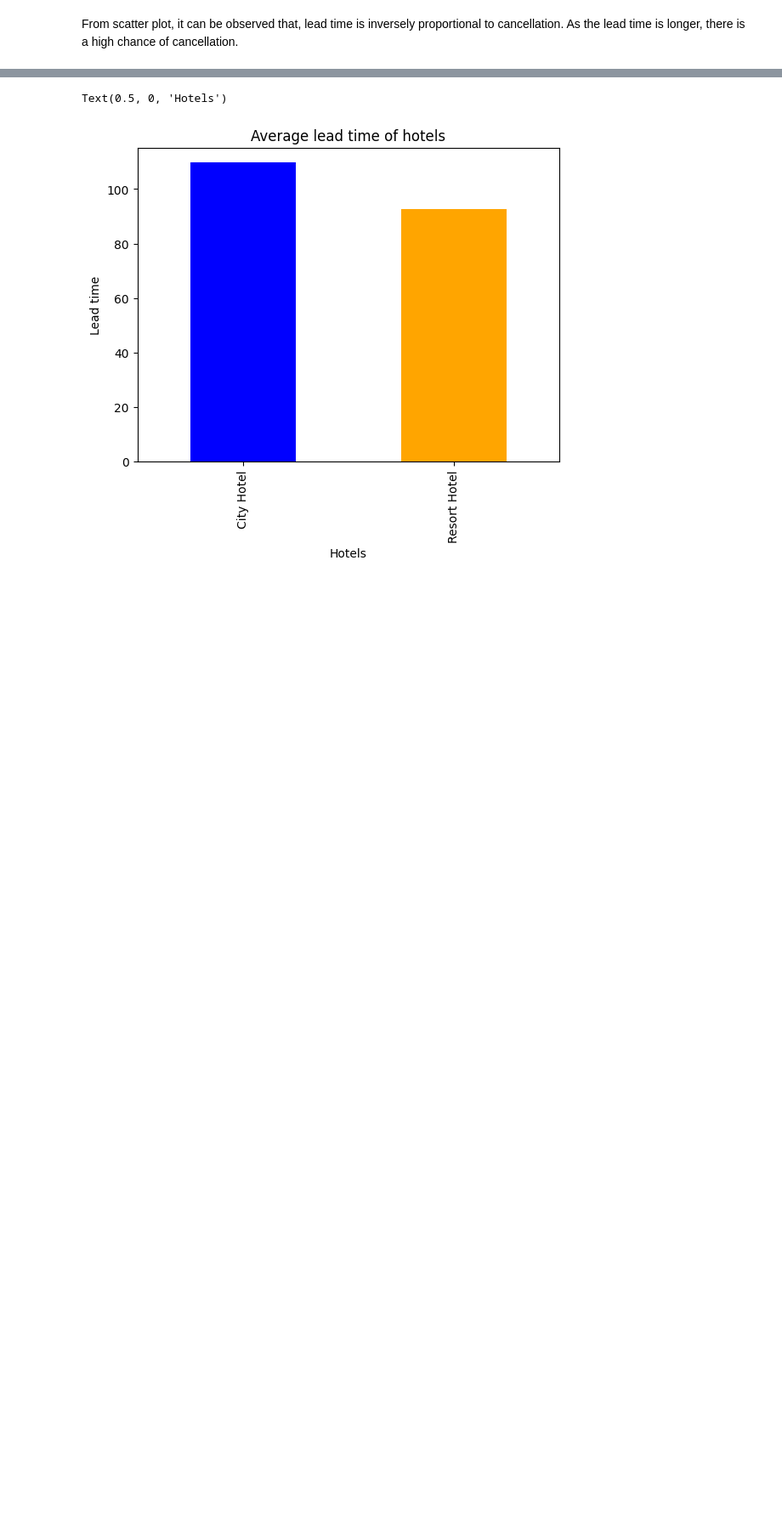
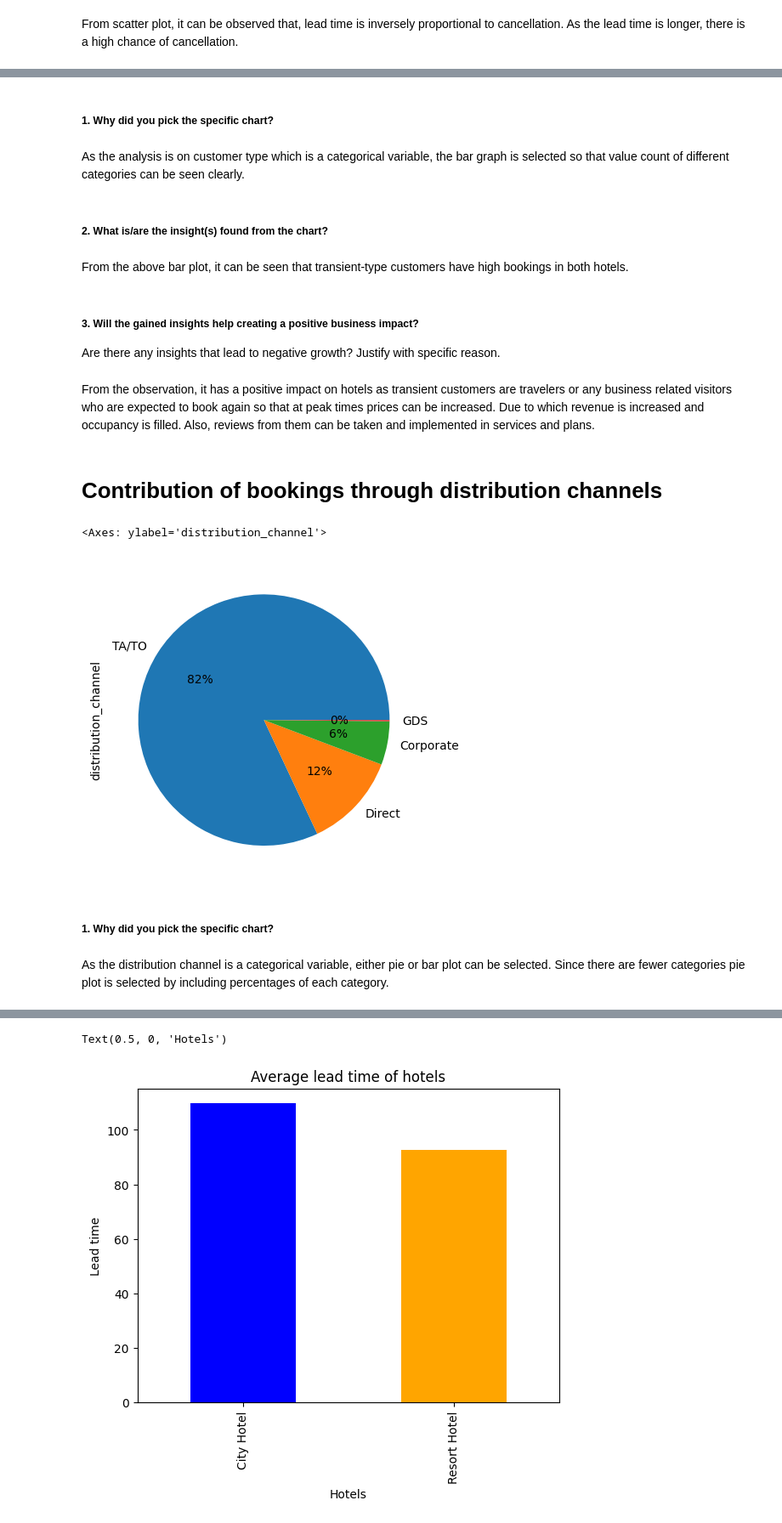
Before and after one commit to Lasya-1408/Almabetter-Hotel-booking-EDA, a Jupyter notebook: Hotel_Booking_EDA.ipynb, the cells around one changed output, grey strips where cells are left out. Shown at 85% size. Saved outputs shown, nothing was run; the diff lists cells and outputs as text; code cells hidden in the pictures; blank space fills up the shorter version.

```diff
--- a/Hotel_Booking_EDA.ipynb
+++ b/Hotel_Booking_EDA.ipynb
@@ -415,0 +478,24 @@ From scatter plot, it can be observed that, lead time is inversely proportional
+# %% [markdown]
+##### 1. Why did you pick the specific chart?
+# %% [markdown]
+As the analysis is on customer type which is a categorical variable, the bar graph is selected so that value count of different categories can be seen clearly.
+# %% [markdown]
+##### 2. What is/are the insight(s) found from the chart?
+# %% [markdown]
+From the above bar plot, it can be seen that transient-type customers have high bookings in both hotels.
+# %% [markdown]
+##### 3. Will the gained insights help creating a positive business impact?
+Are there any insights that lead to negative growth? Justify with specific reason.
+# %% [markdown]
+From the observation, it has a positive impact on hotels as transient customers are travelers or any business related visitors who are expected to book again so that at peak times prices can be increased. Due to which revenue is increased and occupancy is filled. Also, reviews from them can be taken and implemented in services and plans.
+# %% [markdown]
+# Contribution of bookings through distribution channels
+# %%
+df_new['distribution_channel'].value_counts().head(4).plot(kind = 'pie',autopct="%.0f%%")
+# %% [output]
+<Axes: ylabel='distribution_channel'>
+[figure, added]
+# %% [markdown]
+##### 1. Why did you pick the specific chart?
+# %% [markdown]
+As the distribution channel is a categorical variable, either pie or bar plot can be selected. Since there are fewer categories pie plot is selected by including percentages of each category.
```
Also changed, not shown: parts of 54 cells of this notebook.
